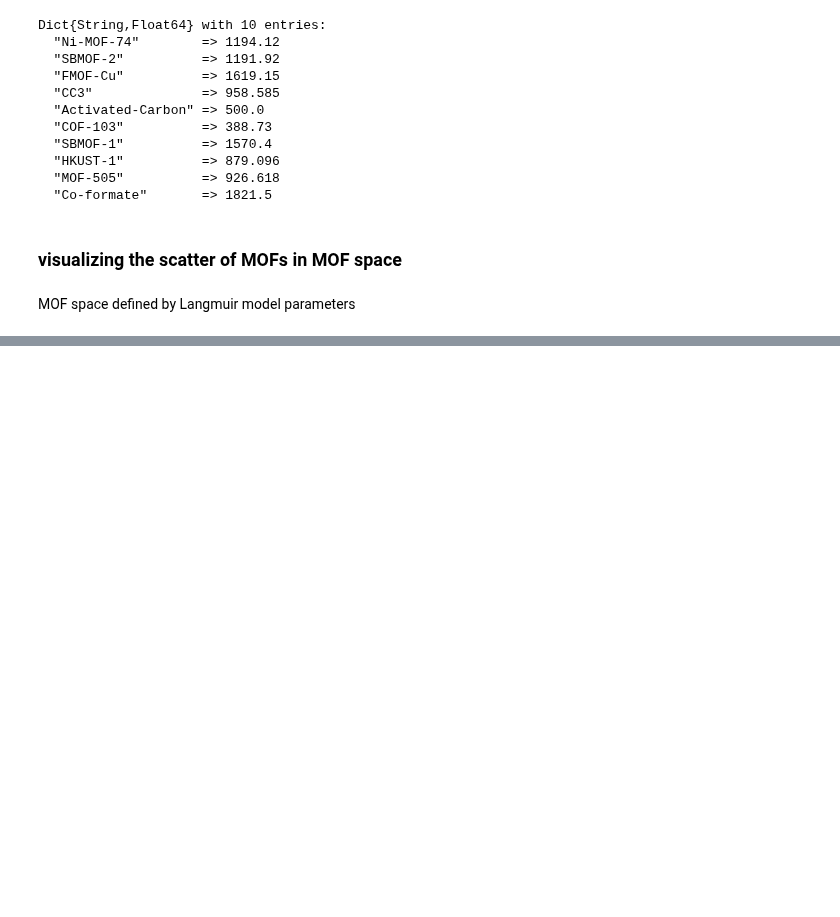
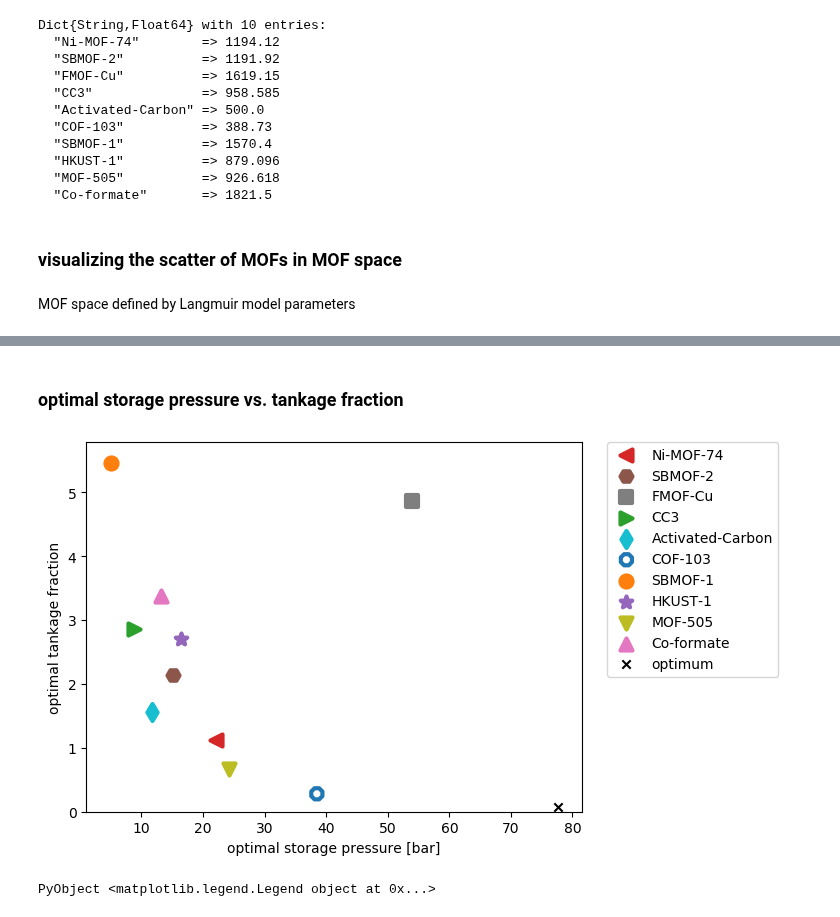
Before and after one commit to SimonEnsemble/PropellantStorage, a Jupyter notebook: Melanie analytical results.ipynb, the cells around one changed output, grey strips where cells are left out. Drawn from its saved outputs; the diff is of its cells as text; code cells hidden in the pictures; blank space fills up the shorter version.

```diff
--- a/Melanie analytical results.ipynb
+++ b/Melanie analytical results.ipynb
@@ -432,0 +475,23 @@ Closest candidates are:
+# %% [markdown]
+### optimal storage pressure vs. tankage fraction
+# %%
+figure()
+xlabel("optimal storage pressure [bar]")
+ylabel("optimal tankage fraction")
+for mof in keys(mof_to_optimum_results)
+    scatter(mof_to_optimum_results[mof]["storage pressure [bar]"],
+            mof_to_optimum_results[mof]["tankage fraction"],
+        label=mof, marker=mof_to_marker[mof], s=75, clip_on=false,
+        color=mof == "COF-103" ? "none" : mof_to_color[mof],
+        edgecolor=mof_to_color[mof], lw=3)
+end
+
+scatter([bulk_res.minimizer], [bulk_res.minimum] / mass_desired_xe_propellant,
+        marker="x", color="black", label="optimum")
+
+ylim(ymin=0.0)
+# xlim(xmin=0.0)
+legend(bbox_to_anchor=(1.05, 1), loc="upper left", borderaxespad=0)
+# %% [output]
+[figure, added]
+PyObject <matplotlib.legend.Legend object at 0x...>
```
Also changed, not shown: parts of 9 cells of this notebook.
